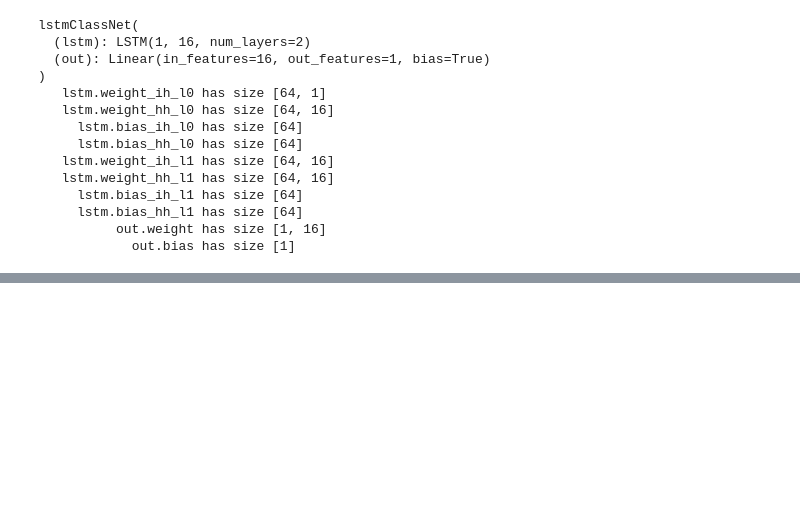
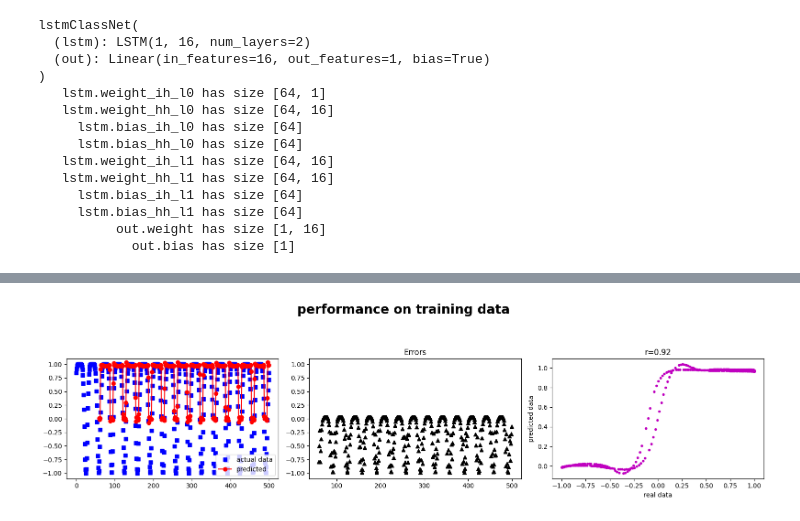
Before and after one commit to elmoghany/DL-LSTM-PyTorch-Sine-Wave-Extrapolation, a Jupyter notebook: DL-LSTM-PyTorch-Sine-Wave-Extrapolation.ipynb, the cells around one changed output, grey strips where cells are left out. Drawn from its saved outputs; the diff is of its cells as text; code cells hidden in the pictures; blank space fills up the shorter version.

```diff
--- a/DL-LSTM-PyTorch-Sine-Wave-Extrapolation.ipynb
+++ b/DL-LSTM-PyTorch-Sine-Wave-Extrapolation.ipynb
@@ -141,0 +256,50 @@ Output: [60, 1, 1]
+# %%
+# Test the network
+
+# Initialize hidden state
+hiddenState = (
+    torch.zeros(num_layers, batchsize, num_hidden), # hidden state
+    torch.zeros(num_layers, batchsize, num_hidden)  # cell state
+)
+
+# Initialize predicted values
+yHat = np.zeros(N)
+yHat[:] = np.nan
+
+# Loop over time segments
+for timei in range(N-seqlength):
+
+    # grab a snippet of data
+    X = data[timei:timei+seqlength].view(seqlength, batchsize, input_size)
+
+    #forward pass & loss
+    yy, hiddenState = trainedModel(X,hiddenState)
+    yHat[timei+seqlength] = yy[-1].item()
+    hiddenState = (hiddenState[0].detach(), hiddenState[1].detach())
+    # h[timei+seqlength,:]  = h[0][-1]
+    # h0[timei+seqlength,:]  = hh[0][-1].detach().numpy().squeeze()
+    # h1[timei+seqlength,:]  = hh[1][-1].detach().numpy().squeeze()
+
+#plot
+fig,ax = plt.subplots(1,3,figsize=(16,4))
+ax[0].plot(data,'bs' ,label='actual data')
+ax[0].plot(yHat,'ro-',label='predicted')
+ax[0].legend()
+ax[0].set_ylim([-1.1,1.1])
+# ax[0].set_title('sign accuracy = %.2f%%' %signaccuracy)
+
+ax[1].plot(data-yHat, 'k^')
+ax[1].set_ylim([-1.1,1.1])
+ax[1].set_title('Errors')
+
+ax[2].plot(data[seqlength:],yHat[seqlength:],'mo', markersize=3)
+ax[2].set_xlabel('real data')
+ax[2].set_ylabel('predicted data')
+r = np.corrcoef(data[seqlength:],yHat[seqlength:])
+ax[2].set_title(f'r={r[0,1]:0.2f}')
+
+plt.suptitle('performance on training data', fontweight='bold', fontsize=20, y=1.1)
+plt.tight_layout()
+plt.show()
+# %% [output]
+[figure, added]
```
Also changed, not shown: parts of 8 cells of this notebook.
